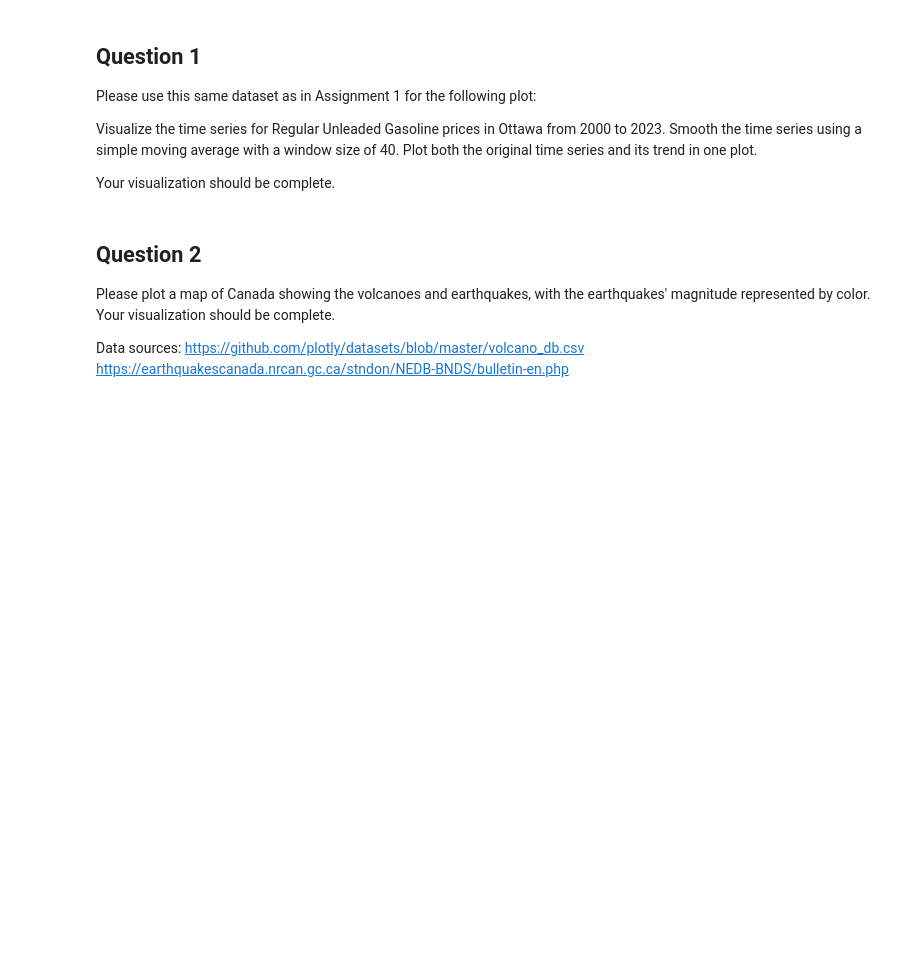
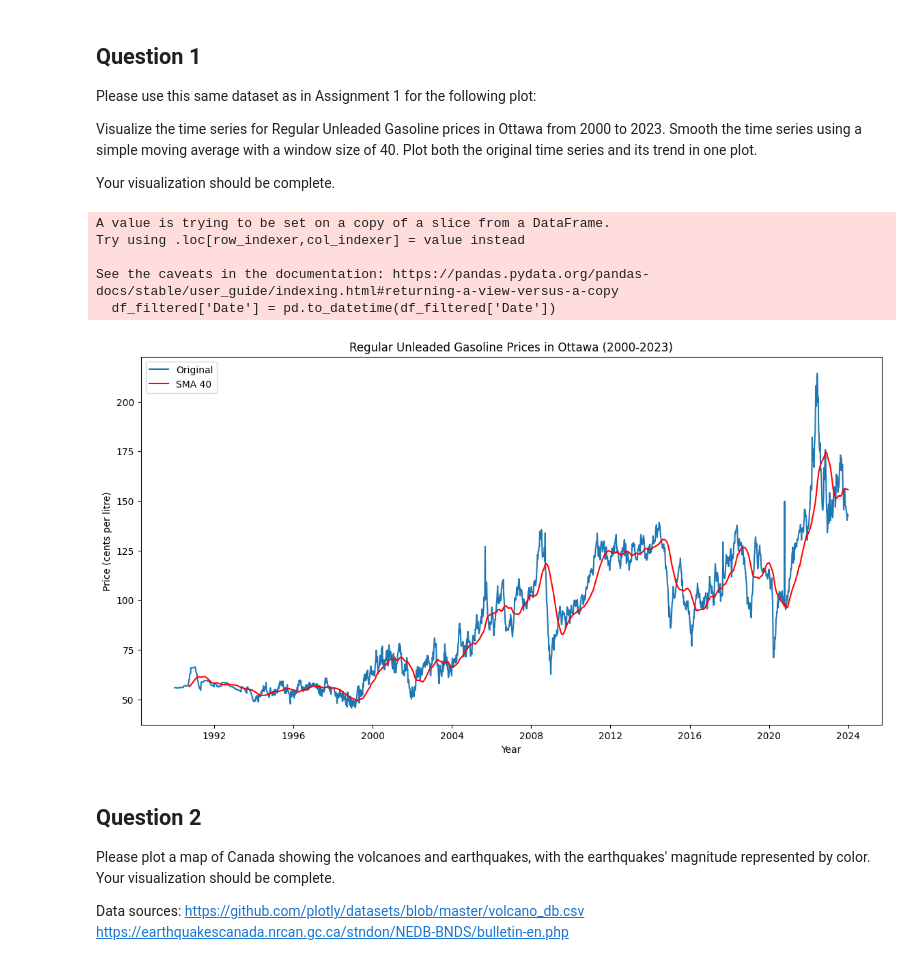
Before and after one commit to MobinaToorani/Data-Visualization, a Jupyter notebook: A2_toor6720.ipynb, the cells around one changed output. Saved outputs shown, nothing was run; the diff lists cells and outputs as text; code cells hidden in the pictures; blank space fills up the shorter version.

```diff
--- a/A2_toor6720.ipynb
+++ b/A2_toor6720.ipynb
@@ -20,6 +20,38 @@ import pandas as pd
 df = pd.read_csv('data/energy-price.csv')
 # %%
 # write your code here
+import pandas as pd
+import matplotlib.pyplot as plt
+
+# Filter the data for Regular Unleaded Gasoline
+df_filtered = df[df['Fuel Type'] == 'Regular Unleaded Gasoline']
+
+# Convert the 'Date' column to datetime
+df_filtered['Date'] = pd.to_datetime(df_filtered['Date'])
+
+# Ensure the data is sorted by date
+df_filtered = df_filtered.sort_values('Date')
+df_filtered['Ottawa'] = pd.to_numeric(df_filtered['Ottawa'], errors='coerce')
+
+# Calculate the Simple Moving Average (SMA) with a window of 40
+df_filtered['SMA_40'] = df_filtered['Ottawa'].rolling(window=40).mean()
+
+# Plotting
+plt.figure(figsize=(14, 7))
+plt.plot(df_filtered['Date'], df_filtered['Ottawa'], label='Original')
+plt.plot(df_filtered['Date'], df_filtered['SMA_40'], label='SMA 40', color='red')
+plt.title('Regular Unleaded Gasoline Prices in Ottawa (2000-2023)')
+plt.xlabel('Year')
+plt.ylabel('Price (cents per litre)')
+plt.legend()
+plt.show()
+# %% [output]
+A value is trying to be set on a copy of a slice from a DataFrame.
+Try using .loc[row_indexer,col_indexer] = value instead
+
+See the caveats in the documentation: https://pandas.pydata.org/pandas-docs/stable/user_guide/indexing.html#returning-a-view-versus-a-copy
+  df_filtered['Date'] = pd.to_datetime(df_filtered['Date'])
+[figure, added]
 # %% [markdown]
 ## Question 2
 
```
Also changed, not shown: parts of 2 cells of this notebook.
